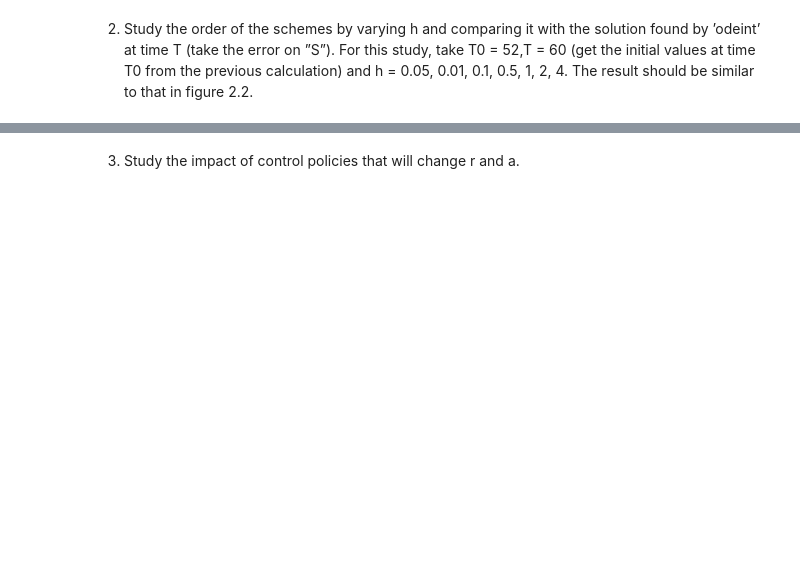
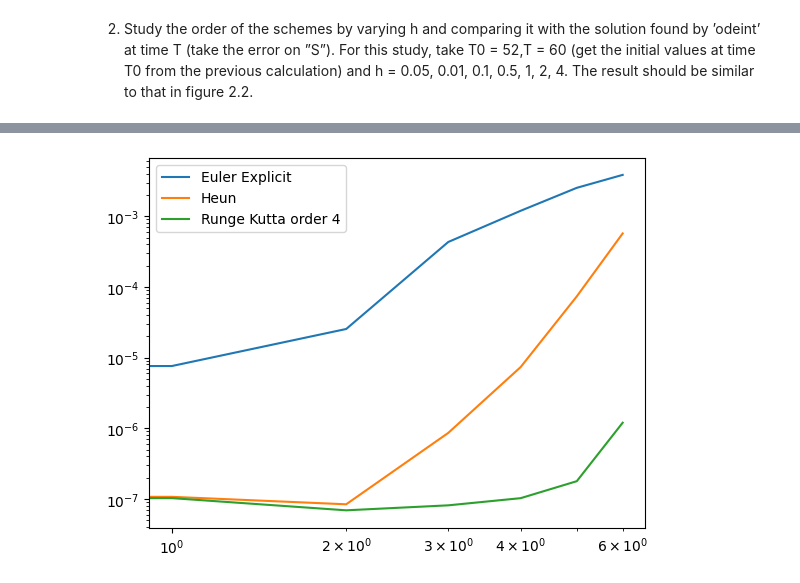
Before and after one commit to AntoninDurousseau/Studies, a Jupyter notebook: M1/Numerical Method/TP1.ipynb, the cells around one changed output, grey strips where cells are left out. Saved outputs shown, nothing was run; the diff lists cells and outputs as text; code cells hidden in the pictures; blank space fills up the shorter version.

```diff
--- a/M1/Numerical Method/TP1.ipynb
+++ b/M1/Numerical Method/TP1.ipynb
@@ -168,2 +121,34 @@ plt.show()
-# %% [markdown]
-3. Study the impact of control policies that will change r and a.
+# %%
+h_list = [0.01, 0.05, 0.1, 0.5, 1, 2, 4]
+
+errors_ee = []
+errors_heun = []
+errors_rk4 = []
+
+def calculate_errors(sol_exact, sol_appr):
+    return np.max(
+        np.power(np.abs(sol_appr - sol_exact), 2)[np.isfinite(np.power(np.abs(sol_appr - sol_exact), 2))]
+    )
+
+for h in h_list:
+    N = int(T / h)
+    t = np.linspace(0, T, N + 1)
+
+    _, sol_appr_EE = ee(f, y0, T, N, args=(a, r))
+    _, sol_appr_H = heun(f, y0, T, N, args=(a, r))
+    _, sol_appr_RK4 = rk4(f, y0, T, N, args=(a, r))
+    sol_exact = odeint(f, y0, t, args=(a, r))
+
+    errors_ee.append(calculate_errors(sol_exact, sol_appr_EE))
+    errors_heun.append(calculate_errors(sol_exact, sol_appr_H))
+    errors_rk4.append(calculate_errors(sol_exact, sol_appr_RK4))
+
+plt.plot(errors_ee, label="Euler Explicit")
+plt.plot(errors_heun, label="Heun")
+plt.plot(errors_rk4, label="Runge Kutta order 4")
+plt.yscale('log')
+plt.xscale('log')
+plt.legend()
+plt.show()
+# %% [output]
+[figure, added]
```
Also changed, not shown: parts of 13 cells of this notebook, 1 other file.
